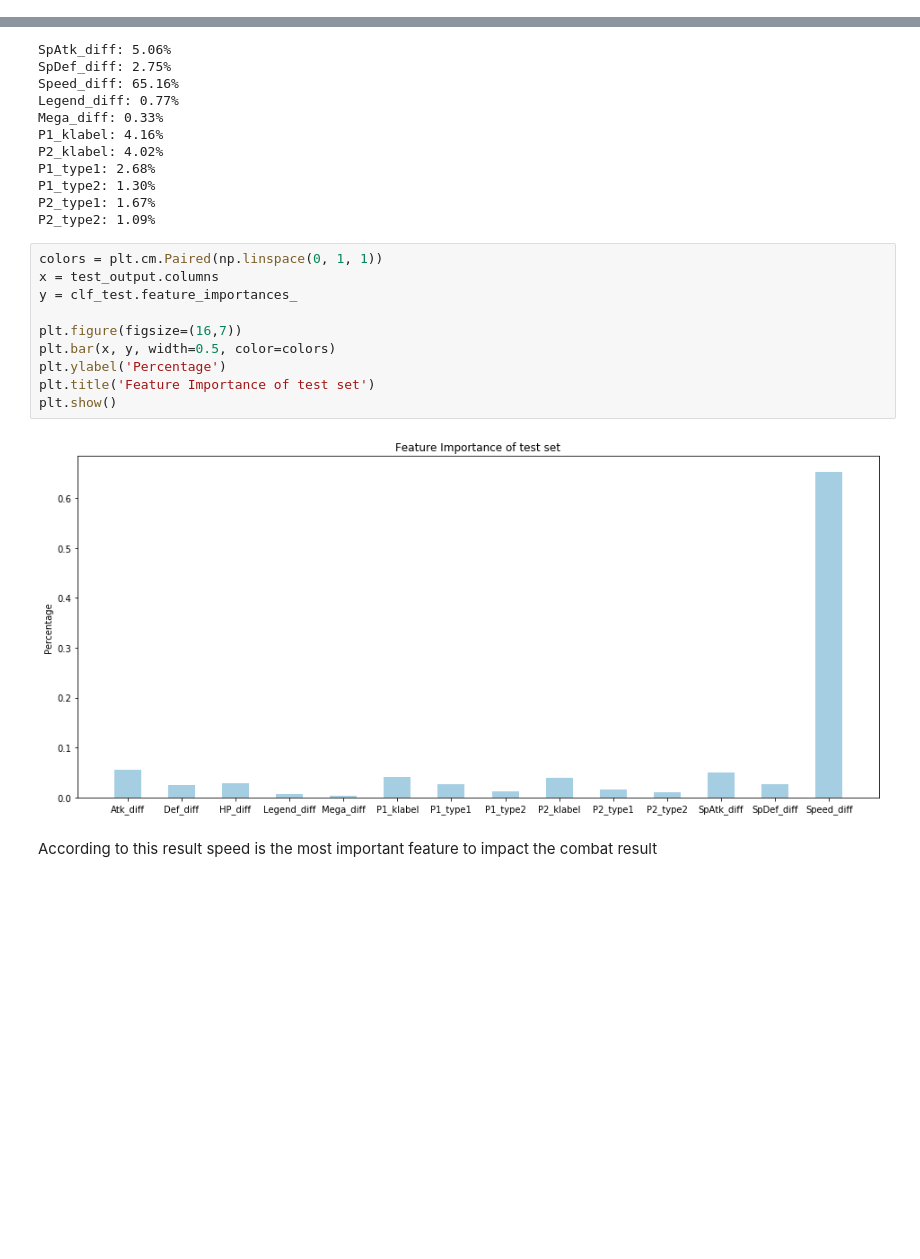
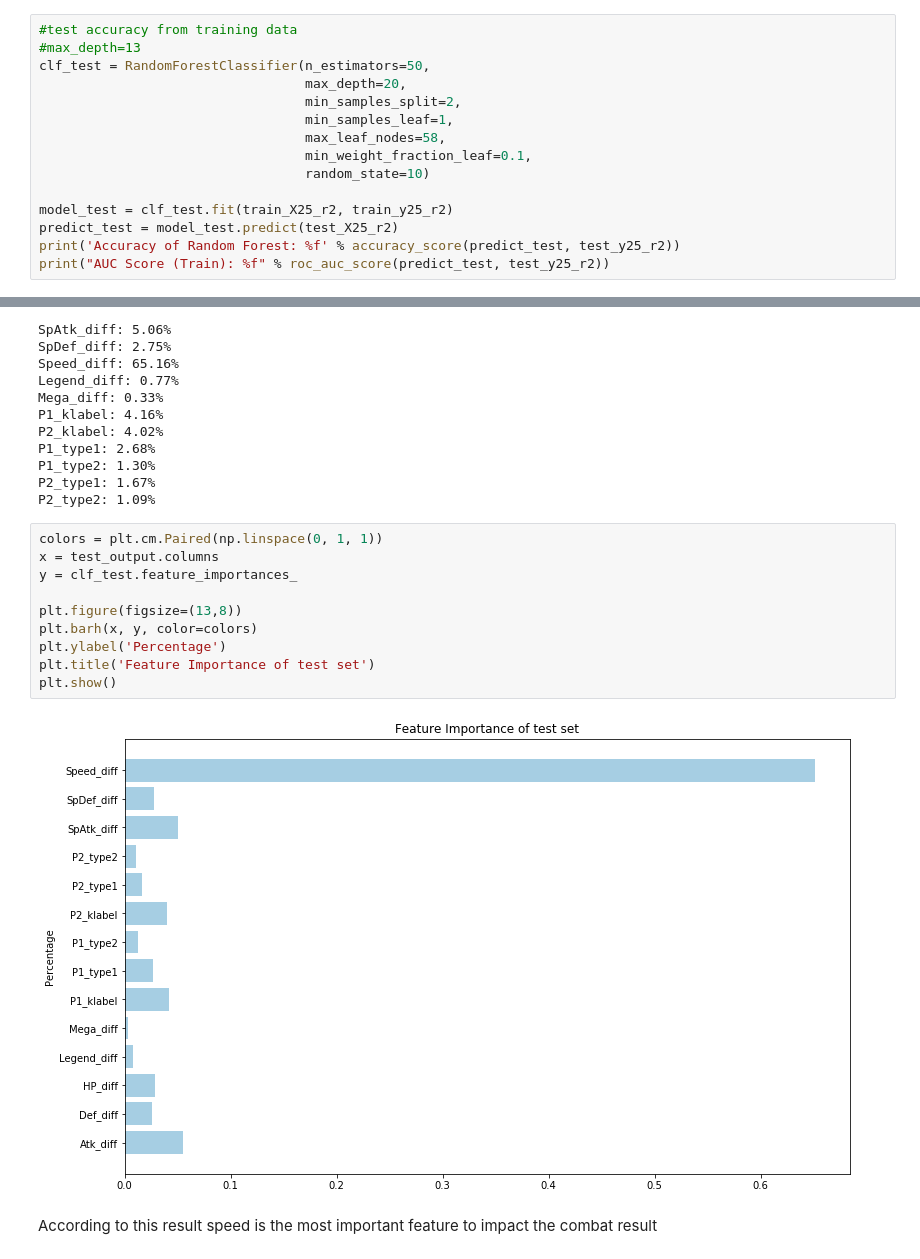
Before and after one commit to gillian850413/COMP4912, a Jupyter notebook: Notebook/Pokemon_Analysis.ipynb, the cells around one changed output, grey strips where cells are left out. Saved outputs shown, nothing was run; the diff lists cells and outputs as text; blank space fills up the shorter version.

```diff
--- a/Notebook/Pokemon_Analysis.ipynb
+++ b/Notebook/Pokemon_Analysis.ipynb
@@ -1633,3 +1728,18 @@ print("AUC Score (Train): %f" % roc_auc_score(predict_test, test_y25_r2))
 # %% [output]
 Accuracy of Random Forest: 0.968080
 AUC Score (Train): 0.967815
+# %%
+#test accuracy from training data
+#max_depth=13
+clf_test = RandomForestClassifier(n_estimators=50,
+                                  max_depth=20,
+                                  min_samples_split=2,
+                                  min_samples_leaf=1,
+                                  max_leaf_nodes=58,
+                                  min_weight_fraction_leaf=0.1,
+                                  random_state=10)
+
+model_test = clf_test.fit(train_X25_r2, train_y25_r2)
+predict_test = model_test.predict(test_X25_r2)
+print('Accuracy of Random Forest: %f' % accuracy_score(predict_test, test_y25_r2))
+print("AUC Score (Train): %f" % roc_auc_score(predict_test, test_y25_r2))
@@ -1660,14 +1773,14 @@ P2_type2: 1.09%
 # %%
 colors = plt.cm.Paired(np.linspace(0, 1, 1))
 x = test_output.columns
 y = clf_test.feature_importances_
 
-plt.figure(figsize=(16,7))
-plt.bar(x, y, width=0.5, color=colors)
+plt.figure(figsize=(13,8))
+plt.barh(x, y, color=colors)
 plt.ylabel('Percentage')
 plt.title('Feature Importance of test set')
 plt.show()
 # %% [output]
-[figure, old version]
+[figure, new version]
 # %% [markdown]
 According to this result speed is the most important feature to impact the combat result
```
Also changed, not shown: parts of 52 cells of this notebook.
